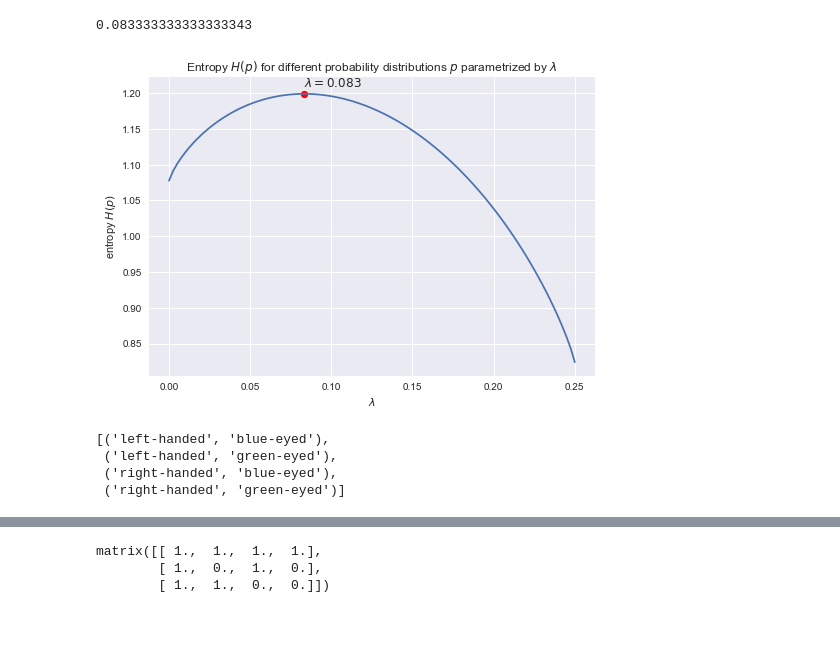
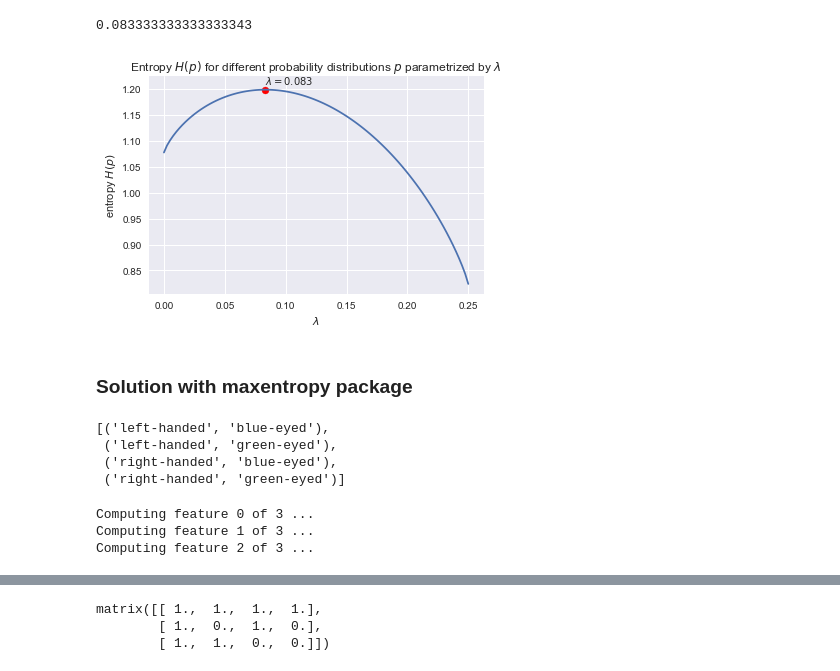
Before and after one commit to PythonCharmers/maxentropy, a Jupyter notebook: notebooks/Fitting maximum entropy models - Kangaroos example.ipynb, the cells around one changed output, grey strips where cells are left out. Saved outputs shown, nothing was run; the diff lists cells and outputs as text; code cells hidden in the pictures; blank space fills up the shorter version.

```diff
--- a/notebooks/Fitting maximum entropy models - Kangaroos example.ipynb
+++ b/notebooks/Fitting maximum entropy models - Kangaroos example.ipynb
@@ -155,14 +155,16 @@ We can determine the entropy-maximizing parameter $\lambda$ empirically as:
 # %% [output]
 0.083333333333333343
 # %%
-plt.plot(xs, entropies)
+plt.plot(params, entropies)
 plt.xlabel('$\lambda$')
 plt.ylabel('entropy $H(p)$')
 plt.scatter(λ_opt, np.max(entropies), color='red')
 plt.text(λ_opt, np.max(entropies)+0.01, f'$λ={λ_opt:.3f}$',withdash=True)
 plt.title('Entropy $H(p)$ for different probability distributions $p$ parametrized by $\lambda$');
 # %% [output]
-[figure, old version]
+[figure, new version]
+# %% [markdown]
+### Solution with maxentropy package
 # %%
 from itertools import product
 
@@ -177,5 +190,9 @@ samplespace
 # %%
 import maxentropy
 
-model = maxentropy.Model(samplespace)
+model = maxentropy.Model(f, samplespace, vectorized=False, verbose=True)
 # model.verbose = True
+# %% [output]
+Computing feature 0 of 3 ...
+Computing feature 1 of 3 ...
+Computing feature 2 of 3 ...
```
Also changed, not shown: parts of 10 cells of this notebook, 7 other files.
